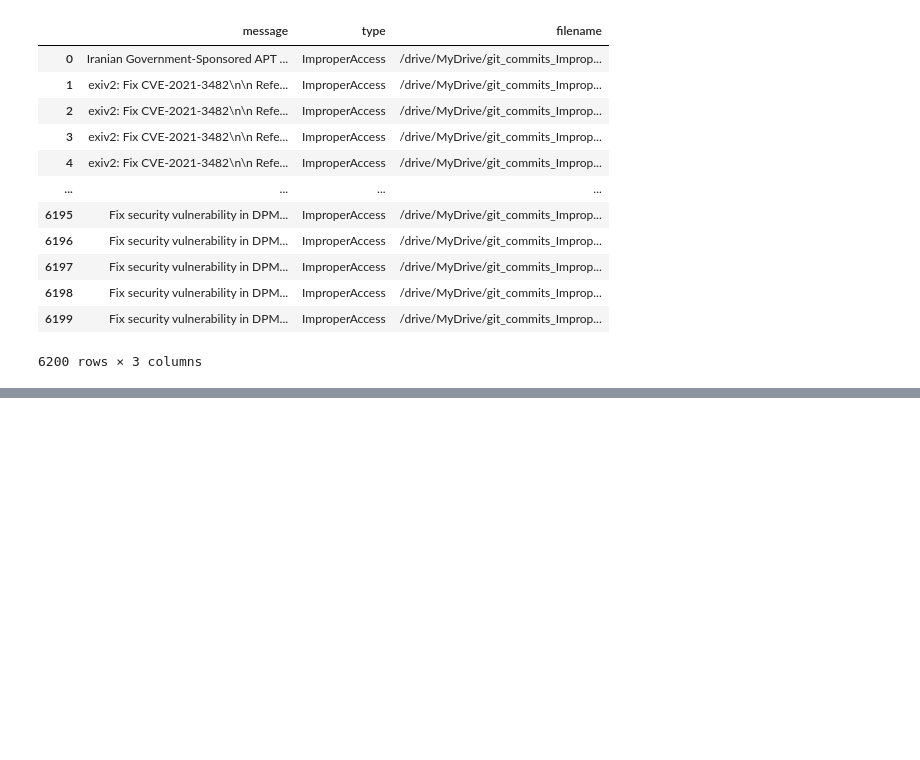
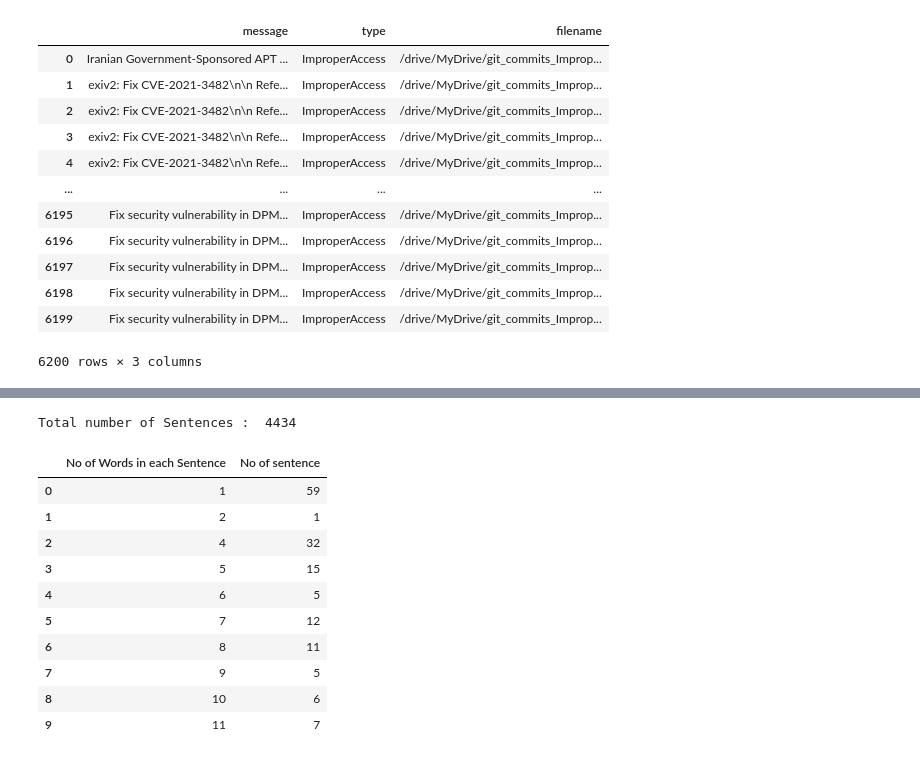
Before and after one commit to tanvi-ap/DEVINSC, a Jupyter notebook: devinsc_V1.ipynb, the cells around one changed output, grey strips where cells are left out. Saved outputs shown, nothing was run; the diff lists cells and outputs as text; code cells hidden in the pictures; blank space fills up the shorter version.

```diff
--- a/devinsc_V1.ipynb
+++ b/devinsc_V1.ipynb
@@ -314,0 +325,2 @@ print(data[0:100])
+# %%
+final_messages_data = xss_message+sql_message+improperaccess_message
@@ -314,0 +347,32 @@ print(data[0:100])
+# %%
+def remove_link_punc(string):
+    # removing links
+    temp_string = re.sub('http[s]?://(?:[a-zA-Z]|[0-9]|[$-_@.&+]|(?:%[0-9a-fA-F][0-9a-fA-F]))+', ' ', string)
+
+    # removing all everything except a-z english letters
+    regex = re.compile('[^a-zA-Z]')
+    temp_string = regex.sub(' ', temp_string)
+
+    # removing extra spaces
+    clean_string = re.sub(' +', ' ', temp_string).lower()
+
+    return clean_string
+# %%
+def data_cleaning(content):
+    sentences = []
+    for idx in tqdm(range(len(content))):
+
+        if content[idx] !="":
+            # Sentence tokenization using NLTK library
+            for each_sent in  sent_tokenize(str(content[idx])):
+
+                if each_sent != "":
+                    temp_sent = []
+                    # Removing link and punctuation
+                    each_sent = remove_link_punc(each_sent.lower())
+
+                    sentences.append(each_sent)
+
+    return sentences
+# %%
+sent_corpus = data_cleaning(final_messages_data)
@@ -314,0 +399,21 @@ print(data[0:100])
+# %%
+len_count = []
+for l in sent_corpus:
+    len_count.append(len(l))
+
+print("Total number of Sentences : ", len(len_count))
+word_sent_df = pd.DataFrame(sorted(Counter(len_count).items()), columns=["No of Words in each Sentence","No of sentence"])
+word_sent_df.head(10)
+# %% [output]
+Total number of Sentences :  4434
+|  | No of Words in each Sentence | No of sentence |
+| 0 | 1 | 59 |
+| 1 | 2 | 1 |
+| 2 | 4 | 32 |
+| 3 | 5 | 15 |
+| 4 | 6 | 5 |
+| 5 | 7 | 12 |
+| 6 | 8 | 11 |
+| 7 | 9 | 5 |
+| 8 | 10 | 6 |
+| 9 | 11 | 7 |
```
Also changed, not shown: parts of 15 cells of this notebook.
